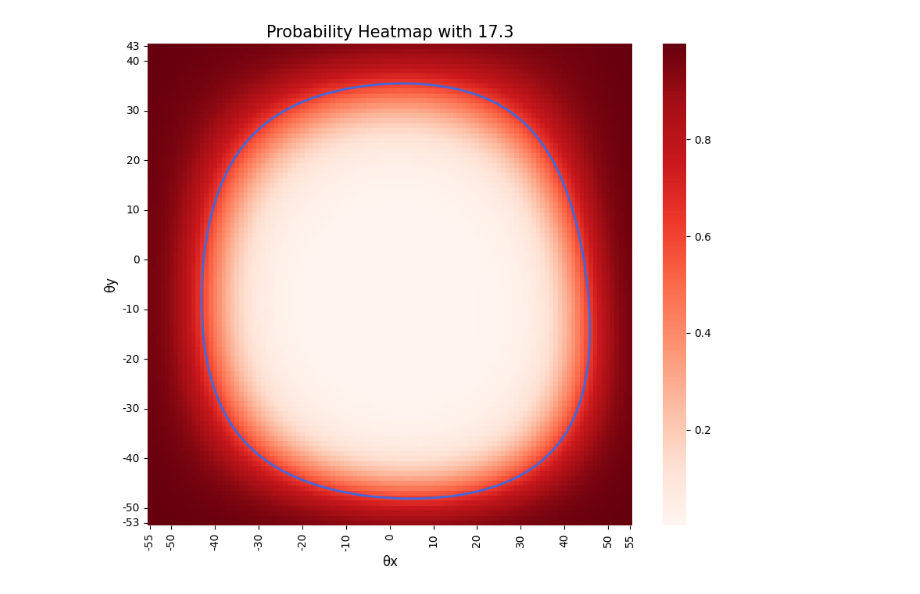
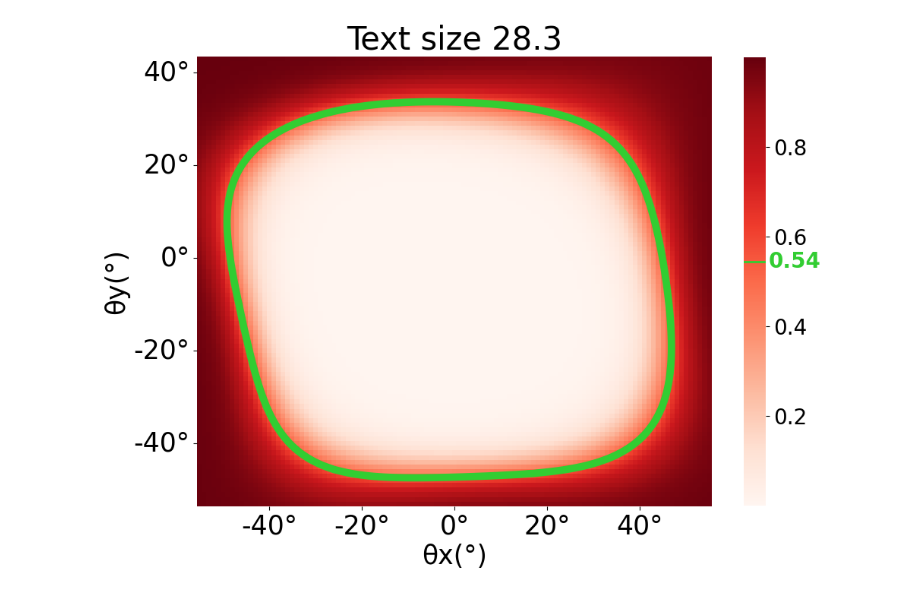
Before and after one commit to lingaarrd14-sudo/head_fixed_ui, a Jupyter notebook: code/heatmap.ipynb, the cells around one changed output. Cells and saved outputs as stored; diff of their text form; code cells hidden in the pictures.

```diff
--- a/code/heatmap.ipynb
+++ b/code/heatmap.ipynb
@@ -7,45 +7,70 @@ import seaborn as sns
 df = pd.read_csv('svm_new_data_predictions_28.csv')
 # %%
 # 2. 히트맵을 위한 데이터 재구조화 (Pivot)
-# Yaw를 가로축(Columns), Pitch를 세로축(Index)으로 설정
-heatmap_data = df.pivot(index='Pitch', columns='Yaw', values='Probability')
+# Yaw(x_theta)를 가로축(Columns), Pitch(y_theta)를 세로축(Index)으로 '올바르게' 설정
+heatmap_data = df.pivot(index='y_theta', columns='x_theta', values='Probability')
 
 # 컨투어(등고선)를 그리기 위한 좌표값 준비
-X = heatmap_data.columns.values
-Y = heatmap_data.index.values
+X = heatmap_data.columns.values # x_theta
+Y = heatmap_data.index.values   # y_theta
 Z = heatmap_data.values
 
 # 3. 그래프 그리기 (단일 컬러 + 검정 등고선 버전)
 plt.figure(figsize=(10, 8))
 
-sns.heatmap(heatmap_data, cmap='Reds')
+ax = sns.heatmap(heatmap_data, cmap='Reds', square=True, cbar_kws={"shrink": 0.82})
 
-yaw_ticks = [-55, -50, -40, -30,-20 ,-10, 0 ,10, 20, 30, 40, 50, 55]
-pitch_ticks = [-53, -50, -40, -30,-20 ,-10, 0 ,10, 20, 30, 40, 43]
-x_indices = [np.argmin(np.abs(heatmap_data.columns.values - val)) + 0.5 for val in yaw_ticks]
-y_indices = [np.argmin(np.abs(heatmap_data.index.values - val)) + 0.5 for val in pitch_ticks]
+# 컬러바 및 임계값 설정
+cbar = ax.collections[0].colorbar
+cbar.ax.tick_params(labelsize=20)
+threshold = 0.5433169615
+cbar.ax.axhline(y=threshold, color='limegreen', linewidth=2)
+cbar.ax.text(1.1, threshold, f'{threshold:.2f}',
+             color='limegreen',
+             va='center',
+             ha='left',
+             fontweight='bold',
+             fontsize=20)
 
-plt.xticks(x_indices, yaw_ticks)
-plt.yticks(y_indices, pitch_ticks)
+# 눈금 값을 자동으로 계산하는 함수 정의
+def get_10_step_ticks(data_array):
+    min_val = np.ceil(np.min(data_array) / 20) *20
+    max_val = np.floor(np.max(data_array) / 20) * 20
+    return np.arange(min_val, max_val + 20, 20)
+
+yaw_tick_vals = get_10_step_ticks(heatmap_data.columns.values)
+pitch_tick_vals = get_10_step_ticks(heatmap_data.index.values)
+
+# 실제 히트맵 상의 위치(Index) 찾기 (+ 0.5는 셀 중앙 정렬용)
+x_indices = [np.argmin(np.abs(heatmap_data.columns.values - val)) + 0.5 for val in yaw_tick_vals]
+y_indices = [np.argmin(np.abs(heatmap_data.index.values - val)) + 0.5 for val in pitch_tick_vals]
+
+# 그래프에 표시할 라벨 문자열 생성 (정수로 변환 후 '°' 붙임)
+yaw_ticks_labels = [f"{int(val)}°" for val in yaw_tick_vals]
+pitch_ticks_labels = [f"{int(val)}°" for val in pitch_tick_vals]
+
+plt.xticks(x_indices, yaw_ticks_labels, fontsize=25, rotation=0)
+plt.yticks(y_indices, pitch_ticks_labels, fontsize=25)
+
 # 등고선(Contour) 추가
-# np.arange... + 0.5 는 히트맵 셀의 중앙에 선을 맞추기 위한 보정입니다.
 plt.contour(np.arange(len(X)) + 0.5,
             np.arange(len(Y)) + 0.5,
             Z,
-            levels=[0.5433169615],
-            colors='royalblue',
-            linewidths=2)
+            levels=[threshold],
+            colors='limegreen',
+            linewidths=7)
 
 # 그래프 설정
-plt.title('Probability Heatmap with 28.3', fontsize=15)
-plt.xlabel('θx', fontsize=12)
-plt.ylabel('θy', fontsize=12)
+plt.title('Text size 28.3', fontsize=30)
+plt.xlabel('θx(°)', fontsize=25)
+plt.ylabel('θy(°)', fontsize=25)
 
 # 세로축 방향 뒤집기 (일반적인 Pitch 좌표계 대응)
 plt.gca().invert_yaxis()
 
 # 이미지 저장 및 출력
-plt.savefig('my_probability_heatmap.png', dpi=300)
+plt.tight_layout()
+plt.savefig('my_probability_heatmap_fixed.png', dpi=300)
 plt.show()
 # %% [output]
-[figure, old version]
+[figure, new version]
```
Also changed, not shown: 27 other files.
